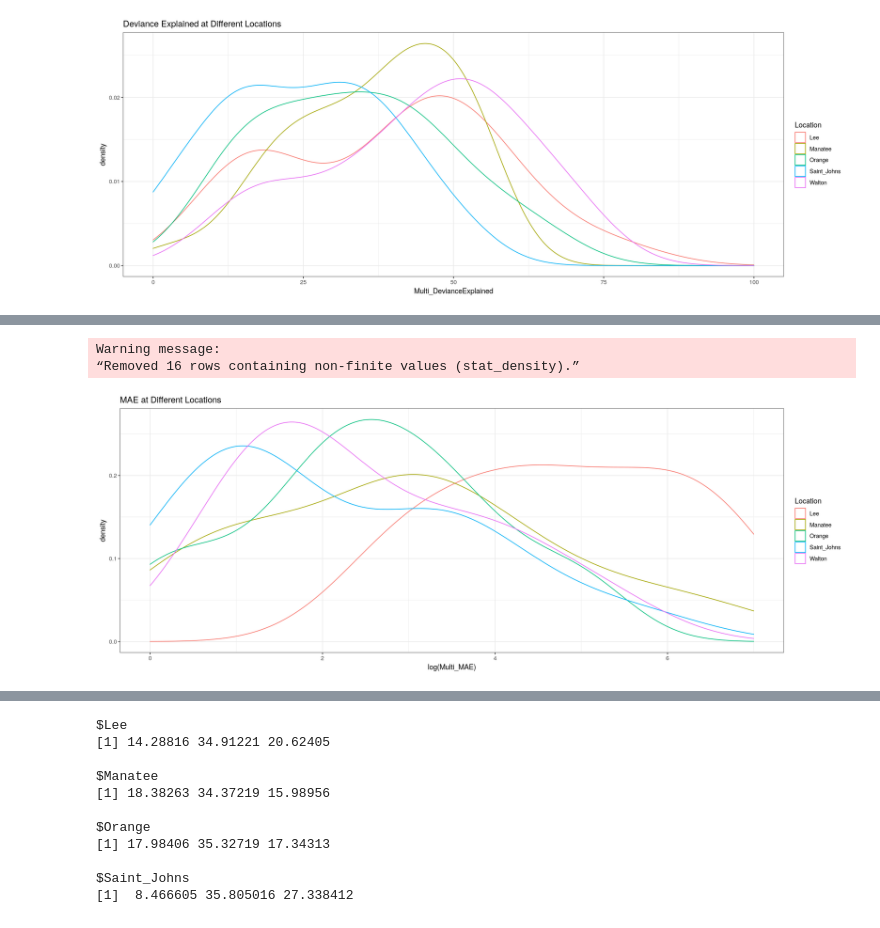
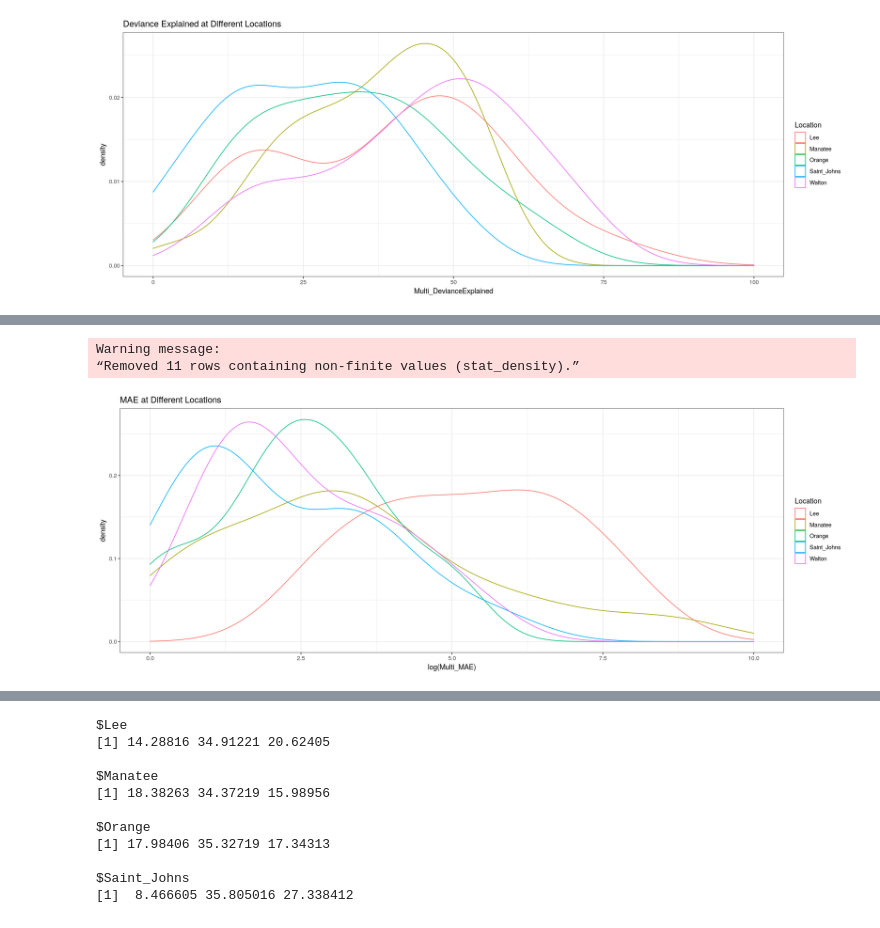
Before and after one commit to ams119/CMEEThesis, a Jupyter notebook: Results/Results.ipynb, the cells around one changed output, grey strips where cells are left out. Drawn from its saved outputs; the diff is of its cells as text; code cells hidden in the pictures.

```diff
--- a/Results/Results.ipynb
+++ b/Results/Results.ipynb
@@ -197,8 +117,10 @@ Visualize the distribution of MAE at each location:
 # %%
+# Visualize the distribution of MAE at each location:
+
 options(repr.plot.width=16, repr.plot.height=6)
 ggplot(biweekly, aes(x = log(Multi_MAE), color = Location)) + geom_density(alpha = 0.3) +
-theme_bw() + ggtitle("MAE at Different Locations") + xlim(0,7)
+theme_bw() + ggtitle("MAE at Different Locations") + xlim(0,10)
 # %% [output]
 Warning message:
-“Removed 16 rows containing non-finite values (stat_density).”
+“Removed 11 rows containing non-finite values (stat_density).”
-[figure, old version]
+[figure, new version]
```
Also changed, not shown: parts of 61 cells of this notebook, 6 other files.
